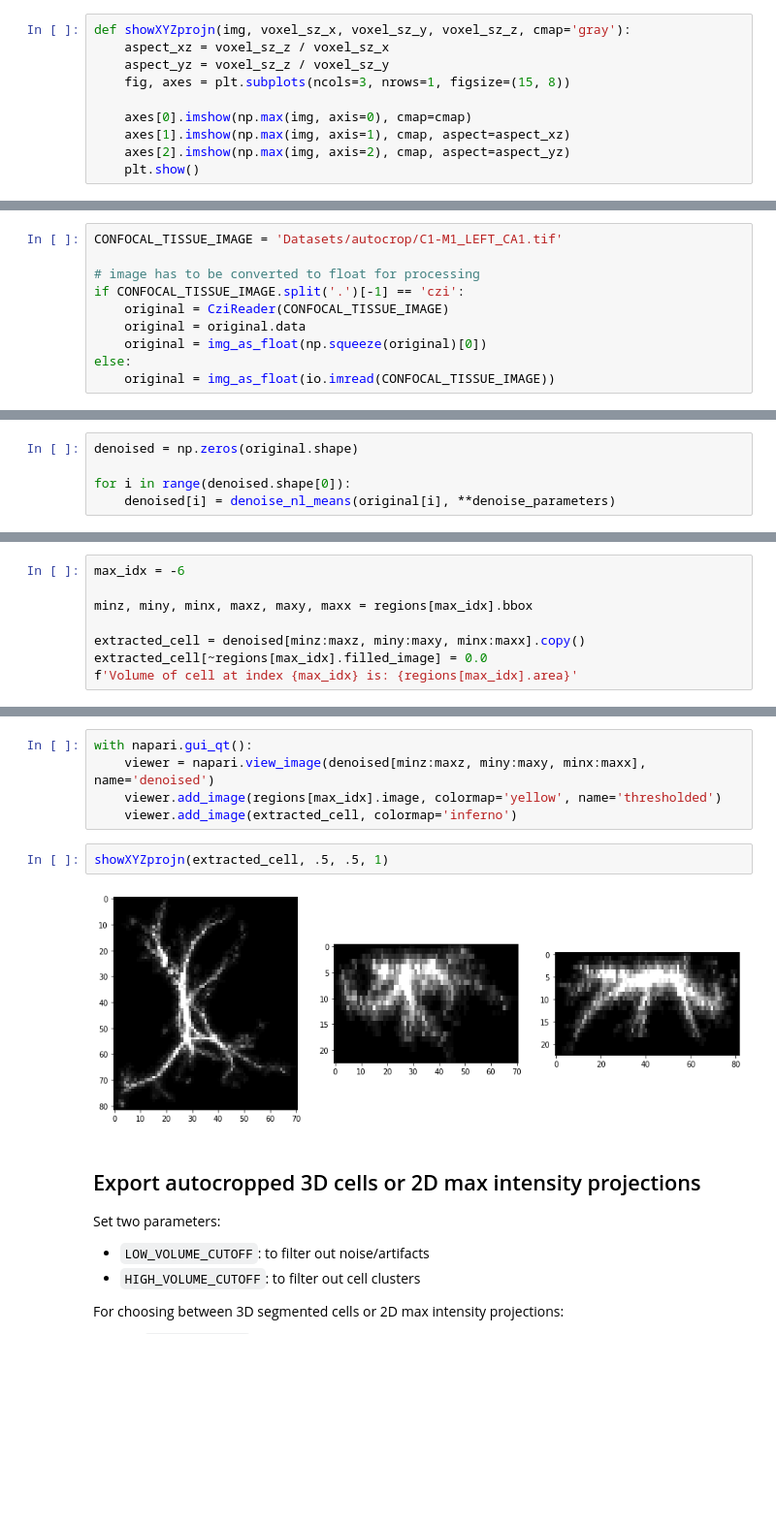
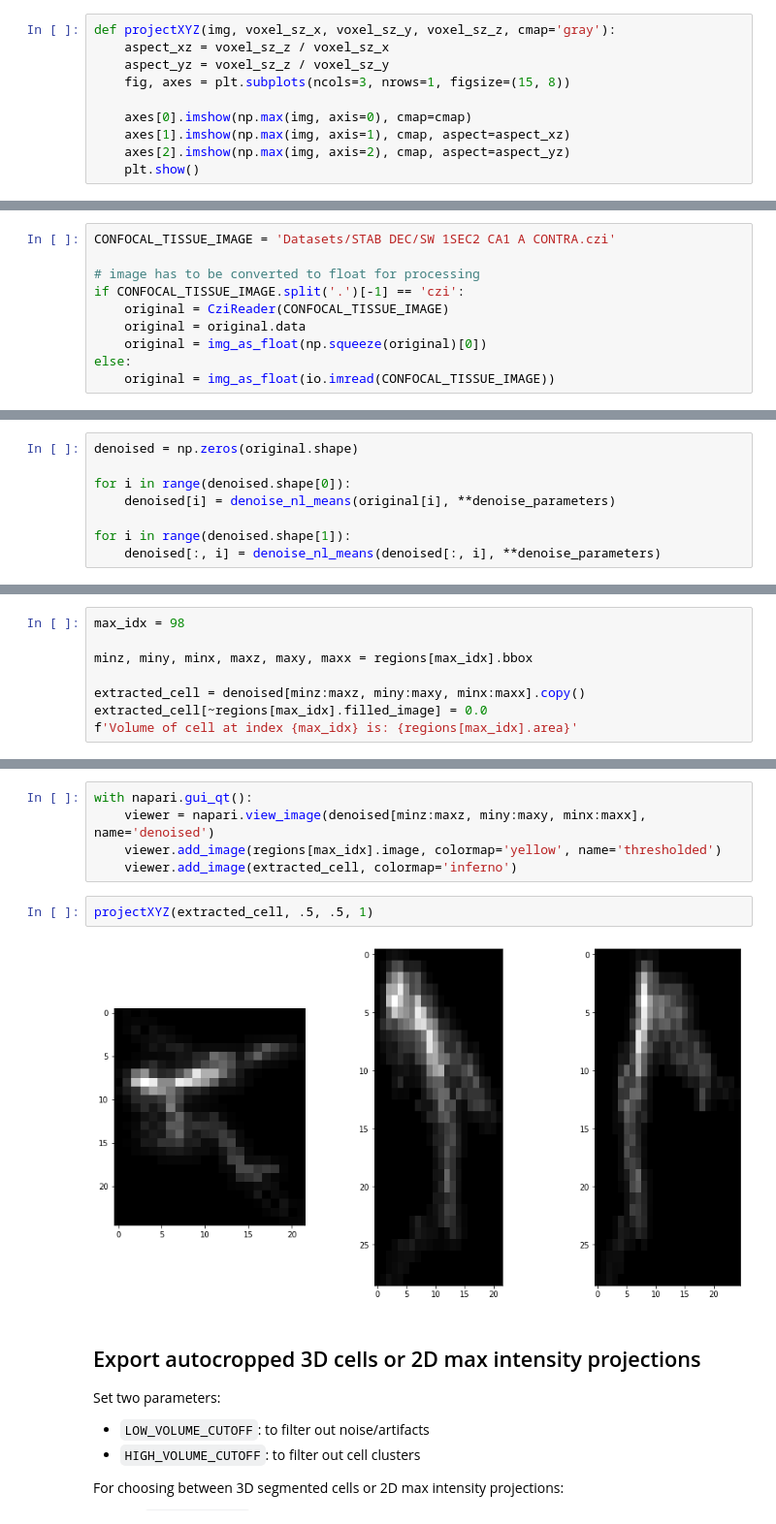
Before and after one commit to swanandlab/SMorph, a Jupyter notebook: autocrop.ipynb, the cells around one changed output, grey strips where cells are left out. Shown at 97% size. Saved outputs shown, nothing was run; the diff lists cells and outputs as text; blank space fills up the shorter version.

Commit message:
- add batch checking for segmented cells - add plot function in single cell analysis - analyse groups of autocropped cells

```diff
--- a/autocrop.ipynb
+++ b/autocrop.ipynb
@@ -18,7 +18,7 @@ from shutil import rmtree
 from aicsimageio.readers import CziReader
 from skimage import img_as_float, img_as_ubyte
 # %%
-def showXYZprojn(img, voxel_sz_x, voxel_sz_y, voxel_sz_z, cmap='gray'):
+def projectXYZ(img, voxel_sz_x, voxel_sz_y, voxel_sz_z, cmap='gray'):
     aspect_xz = voxel_sz_z / voxel_sz_x
     aspect_yz = voxel_sz_z / voxel_sz_y
     fig, axes = plt.subplots(ncols=3, nrows=1, figsize=(15, 8))
@@ -32,7 +32,7 @@ def showXYZprojn(img, voxel_sz_x, voxel_sz_y, voxel_sz_z, cmap='gray'):
 
 Set `CONFOCAL_TISSUE_IMAGE` to the path of the image file to be processed.
 # %%
-CONFOCAL_TISSUE_IMAGE = 'Datasets/autocrop/C1-M1_LEFT_CA1.tif'
+CONFOCAL_TISSUE_IMAGE = 'Datasets/STAB DEC/SW 1SEC2 CA1 A CONTRA.czi'
 
 # image has to be converted to float for processing
 if CONFOCAL_TISSUE_IMAGE.split('.')[-1] == 'czi':
@@ -71,6 +71,9 @@ denoised = np.zeros(original.shape)
 
 for i in range(denoised.shape[0]):
     denoised[i] = denoise_nl_means(original[i], **denoise_parameters)
+
+for i in range(denoised.shape[1]):
+    denoised[:, i] = denoise_nl_means(denoised[:, i], **denoise_parameters)
 # %%
 with napari.gui_qt():
     viewer = napari.view_image(original, colormap='gray', name='original')
@@ -233,5 +275,5 @@ print(f'{len(regions)} objects detected.')
 # %%
-max_idx = -6
+max_idx = 98
 
 minz, miny, minx, maxz, maxy, maxx = regions[max_idx].bbox
 
@@ -246,9 +288,9 @@ with napari.gui_qt():
     viewer.add_image(regions[max_idx].image, colormap='yellow', name='thresholded')
     viewer.add_image(extracted_cell, colormap='inferno')
 # %%
-showXYZprojn(extracted_cell, .5, .5, 1)
+projectXYZ(extracted_cell, .5, .5, 1)
 # %% [output]
-[figure, old version]
+[figure, new version]
 # %% [markdown]
 ## Export autocropped 3D cells or 2D max intensity projections
 
```
Also changed, not shown: parts of 13 cells of this notebook, 2 other files.
